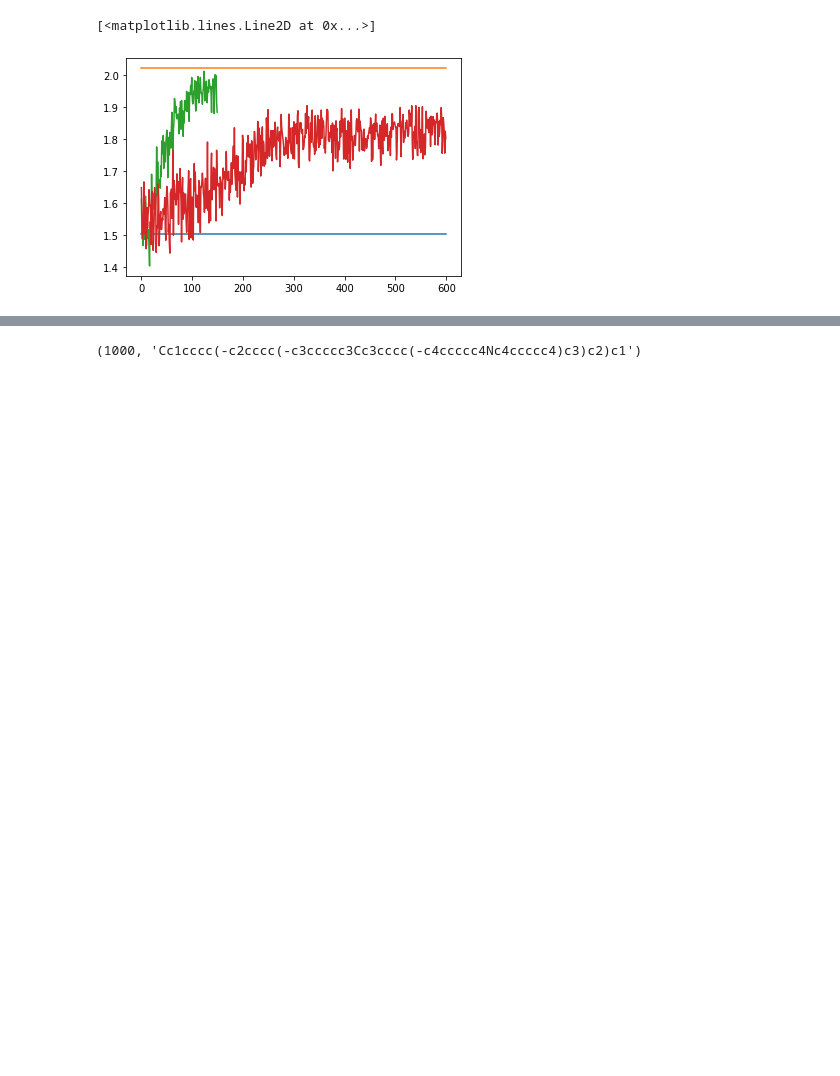
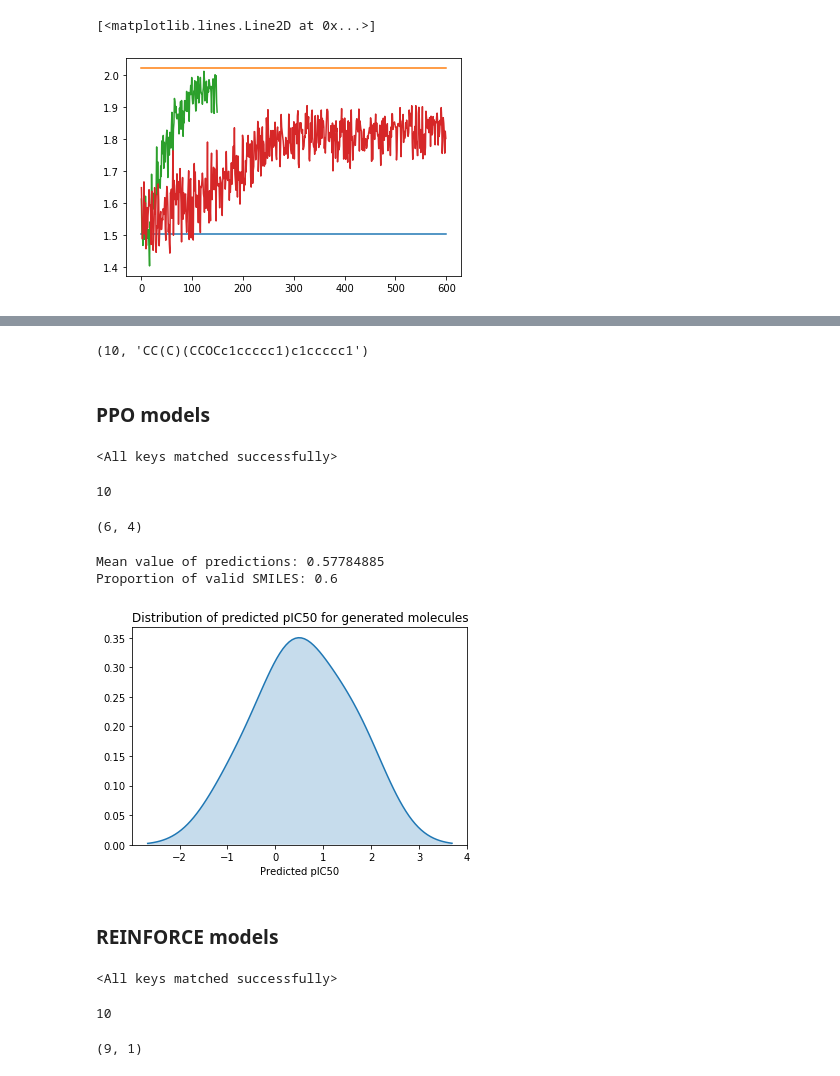
Before and after one commit to bbrighttaer/irelease, a Jupyter notebook: proj/notebooks/logp.ipynb, the cells around one changed output, grey strips where cells are left out. Drawn from its saved outputs; the diff is of its cells as text; code cells hidden in the pictures; blank space fills up the shorter version.

```diff
--- a/proj/notebooks/logp.ipynb
+++ b/proj/notebooks/logp.ipynb
@@ -67 +81,3 @@ samples_predictions = expert_model(samples)[1]
+# %%
+n_to_generate = 10
 # %%
@@ -73,6 +89,53 @@ len(unbiased_smiles), unbiased_smiles[0]
 # %%
-biased_smiles = demo_data_gen.random_training_set_smiles(len(samples))
+biased_smiles = demo_data_gen.random_training_set_smiles(n_to_generate)
 biased_smiles_predictions = expert_model(biased_smiles)[1]
 len(biased_smiles), biased_smiles[0]
 # %% [output]
-(1000, 'Cc1cccc(-c2cccc(-c3ccccc3Cc3cccc(-c4ccccc4Nc4ccccc4)c3)c2)c1')
+(10, 'CC(C)(CCOCc1ccccc1)c1ccccc1')
+# %% [markdown]
+### PPO models
+# %%
+ppo_agent_net = init_dict['agent_net']
+ppo_agent_net.load_state_dict(nbu.load_model_weights('../model_dir/logp_irelease_stack-rnn_gru_ppo_agent_2020_06_25__01_31_53_1.978_500.mod'))
+ppo_critic_net = init_dict['critic_net']
+ppo_critic_net.load_state_dict(nbu.load_model_weights('../model_dir/logp_irelease_stack-rnn_gru_ppo_critic_2020_06_25__01_31_53_1.978_500.mod'))
+ppo_reward_net = init_dict['reward_net']
+ppo_reward_net.load_state_dict(nbu.load_model_weights('../model_dir/logp_irelease_stack-rnn_gru_ppo_reward_net_2020_06_25__01_31_53_1.978_500.mod'))
+# %% [output]
+<All keys matched successfully>
+# %%
+ppo_samples, ppo_samples_logits = sample_smiles(ppo_agent_net, n_to_generate)
+print(len(ppo_samples))
+# %% [output]
+10
+# %%
+ppo_mols, ppo_samples_predictions, ppo_invalid = expert_model(ppo_samples)
+len(ppo_samples_predictions), len(ppo_invalid)
+# %% [output]
+(6, 4)
+# %%
+plot_hist(ppo_samples_predictions, len(ppo_samples))
+# %% [output]
+Mean value of predictions: 0.57784885
+Proportion of valid SMILES: 0.6
+[figure, added]
+# %% [markdown]
+### REINFORCE models
+# %%
+init_dict = nbu.initialize(nbu.logp_reinforce_hparams(), generators['demo_data'], generators['unbiased_data'], False)
+rl_agent_net = init_dict['agent_net']
+rl_agent_net.load_state_dict(nbu.load_model_weights('../model_dir/logp_irelease_stack-rnn_gru_reinforce_agent_2020_06_25__01_56_50_1.873_600.mod'))
+rl_reward_net = init_dict['reward_net']
+rl_reward_net.load_state_dict(nbu.load_model_weights('../model_dir/logp_irelease_stack-rnn_gru_reinforce_reward_net_2020_06_25__01_56_50_1.873_600.mod'))
+# %% [output]
+<All keys matched successfully>
+# %%
+rl_samples, rl_samples_logits = sample_smiles(rl_agent_net, n_to_generate)
+print(len(rl_samples))
+# %% [output]
+10
+# %%
+rl_mols, rl_samples_predictions, rl_invalid = expert_model(rl_samples)
+len(rl_samples_predictions), len(rl_invalid)
+# %% [output]
+(9, 1)
```
Also changed, not shown: parts of 27 cells of this notebook, 4 other files.
